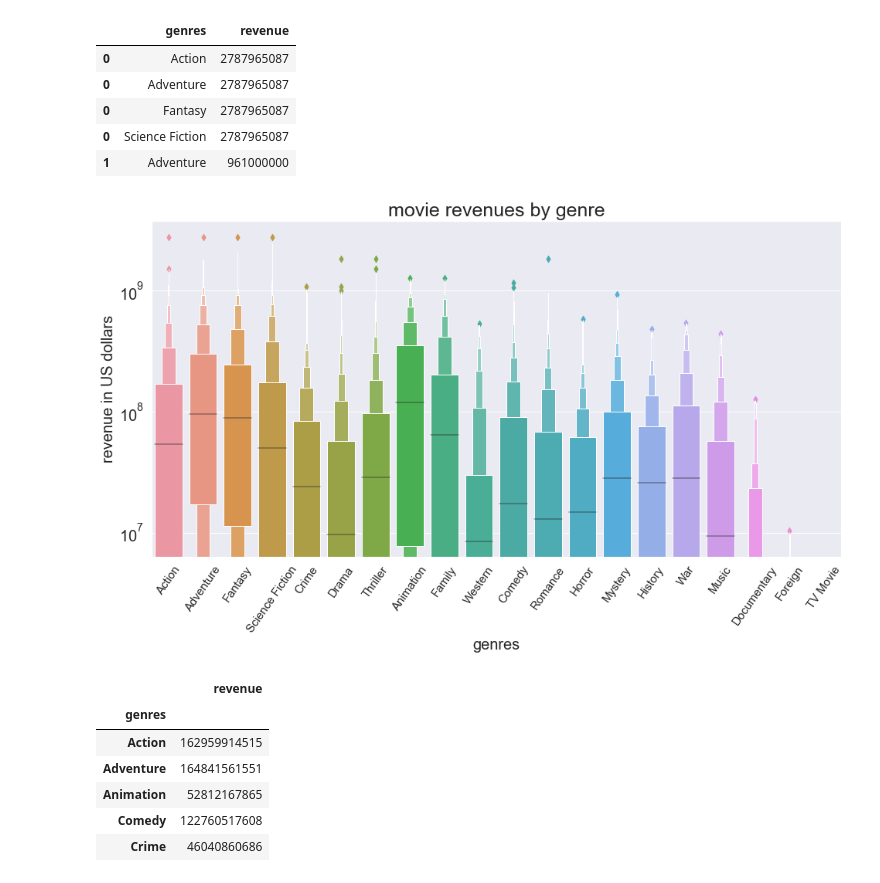
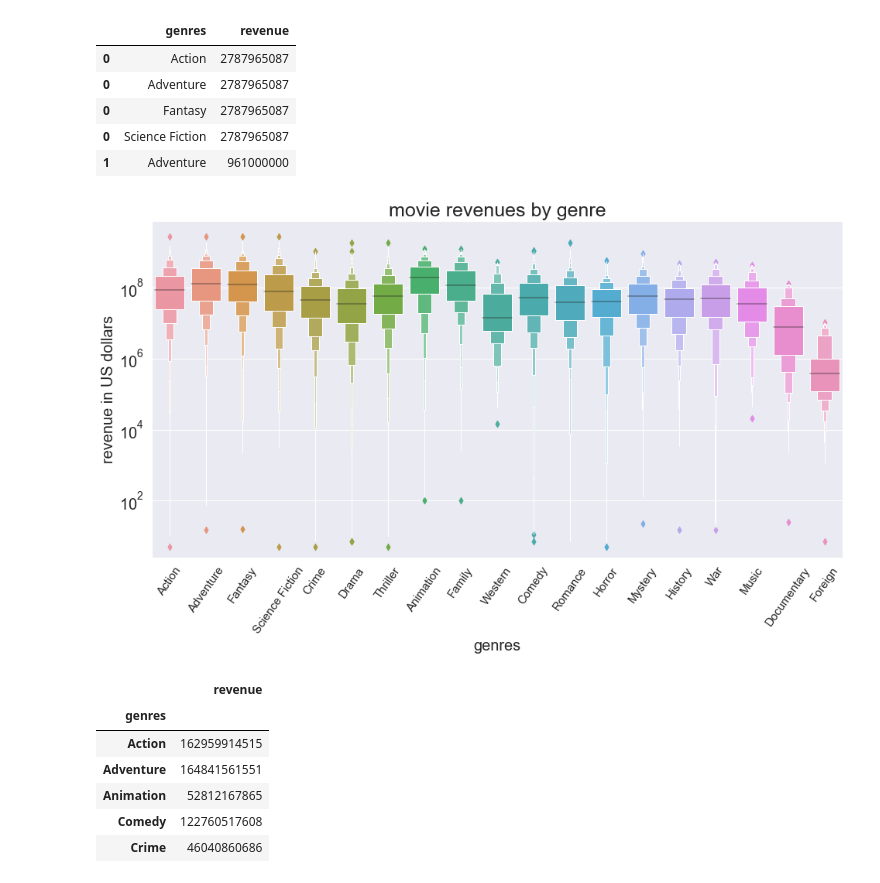
Before and after one commit to ridhachahed/Project-TMDB-5000-Movie-Dataset, a Jupyter notebook: Untitled.ipynb, the cells around one changed output. Drawn from its saved outputs; the diff is of its cells as text; code cells hidden in the pictures.

```diff
--- a/Untitled.ipynb
+++ b/Untitled.ipynb
@@ -28,6 +28,8 @@ movie_df.head()
 | 2 | 245000000 | [{"id": 28, "name": "Action"}, {"... | http://www.sonypictures.com/movie... | 206647 | [{"id": 470, "name": "spy"}, {"id... | en | Spectre | A cryptic message from Bond’s pas... | ... |
 | 3 | 250000000 | [{"id": 28, "name": "Action"}, {"... | http://www.thedarkknightrises.com/ | 49026 | [{"id": 849, "name": "dc comics"}... | en | The Dark Knight Rises | Following the death of District A... | ... |
 | 4 | 260000000 | [{"id": 28, "name": "Action"}, {"... | http://movies.disney.com/john-carter | 49529 | [{"id": 818, "name": "based on no... | en | John Carter | John Carter is a war-weary, forme... | ... |
+# %%
+movie_df=movie_df.loc[movie_df.release_date.notnull()]
 # %%
 movie_df.dtypes
 # %% [output]
@@ -105,5 +103,10 @@ movie_df['year'] = movie_df['release_date'].map(lambda dates: dates.year)
-# %%
-movie_df['month'] = movie_df['release_date'].map(lambda dates: dates.month)
+# %%
+import datetime
+from dateutil import parser
+movie_df['release_date'] = movie_df['release_date'].map(lambda dates: datetime.datetime.strptime(str(dates), '%Y-%m-%d %H:%M:%S'))
+movie_df['day_of_year'] = movie_df['release_date'].map(lambda dates: dates.timetuple().tm_yday)
+
+movie_df['year'] = movie_df['release_date'].map(lambda dates: dates.year)
 # %% [markdown]
 ## Load the credits
 # %%
@@ -212,16 +215,16 @@ df_genres_revenue.head()
 # %%
 sns.set(style="darkgrid")
 f,ax=plt.subplots(figsize=(16, 8))
-sns.boxenplot(data=df_genres_revenue.reset_index(),x="genres",y="revenue")
+sns.boxenplot(data=df_genres_revenue[df_genres_revenue["revenue"]>0].reset_index(),x="genres",y="revenue")
 plt.yticks(fontsize=20)
 plt.yscale("log")
 plt.xticks(rotation=55,fontsize=15)
 plt.xlabel("genres",fontsize=20)
 plt.ylabel("revenue in US dollars",fontsize=20)
 plt.title("movie revenues by genre",fontsize=25)
 plt.show()
 # %% [output]
-[figure, old version]
+[figure, new version]
 # %%
 df_genres_revenue = df_genres_revenue.groupby('genres')[['revenue']].sum()
 df_genres_revenue.head()
```
Also changed, not shown: parts of 32 cells of this notebook.
